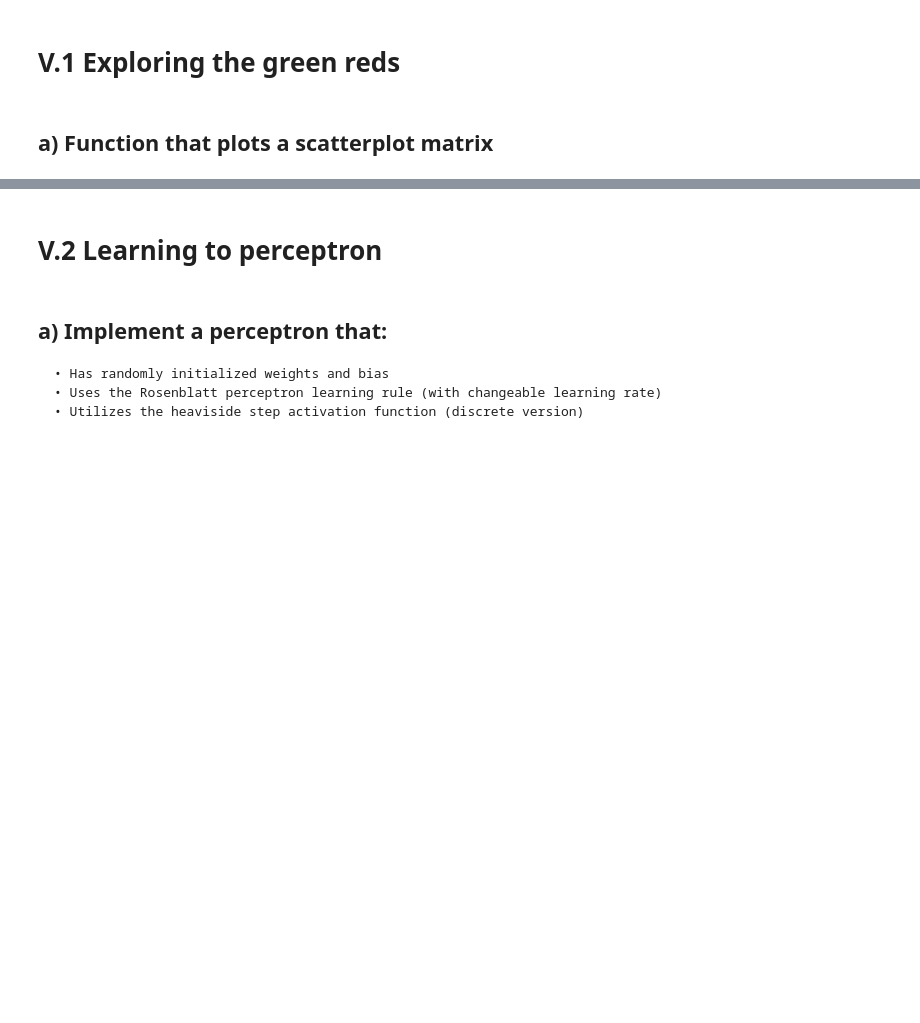
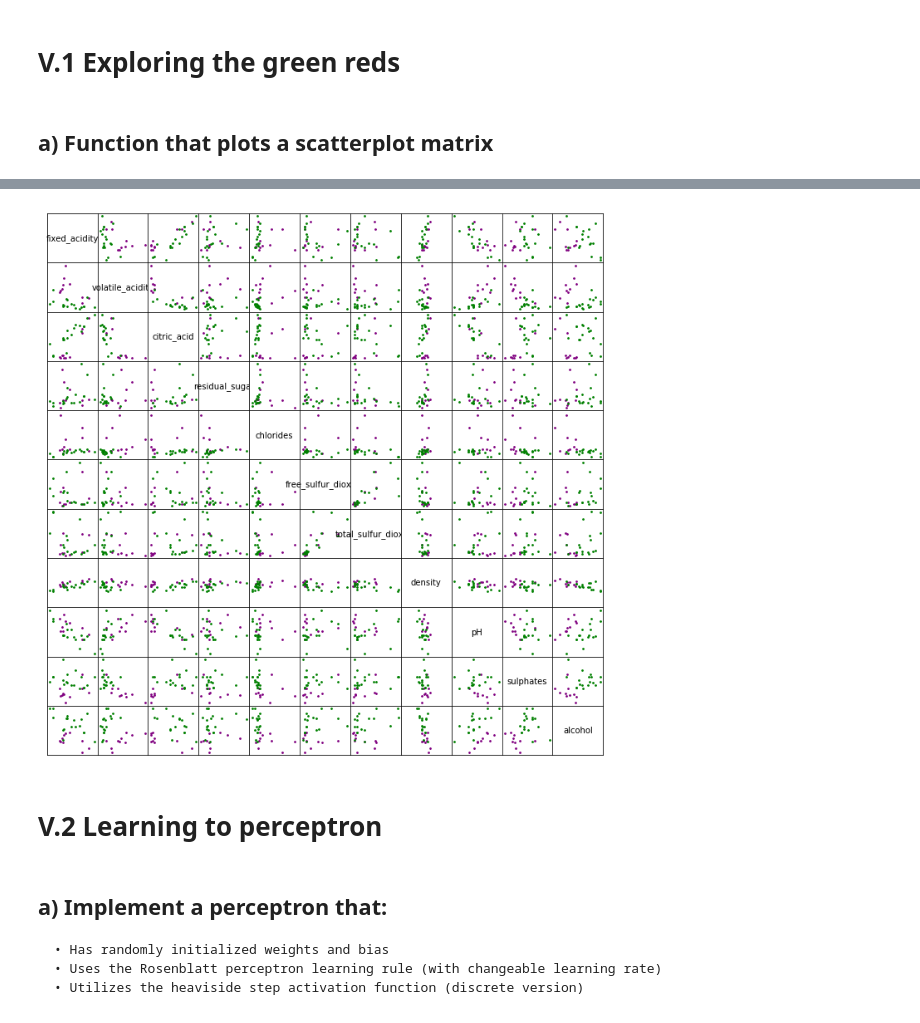
Before and after one commit to VoronaMV/ft_sommilier, a Jupyter notebook: ft_sommilier.ipynb, the cells around one changed output, grey strips where cells are left out. Drawn from its saved outputs; the diff is of its cells as text; code cells hidden in the pictures; blank space fills up the shorter version.

```diff
--- a/ft_sommilier.ipynb
+++ b/ft_sommilier.ipynb
@@ -125,3 +91,7 @@ See the caveats in the documentation: http://pandas.pydata.org/pandas-docs/stabl
+# %%
+plot_scatter_matrix(red_wine_data, 8, 3)
+# %% [output]
+[figure, added]
 # %% [markdown]
 # V.2 Learning to perceptron
 # %% [markdown]
```
Also changed, not shown: parts of 21 cells of this notebook.
